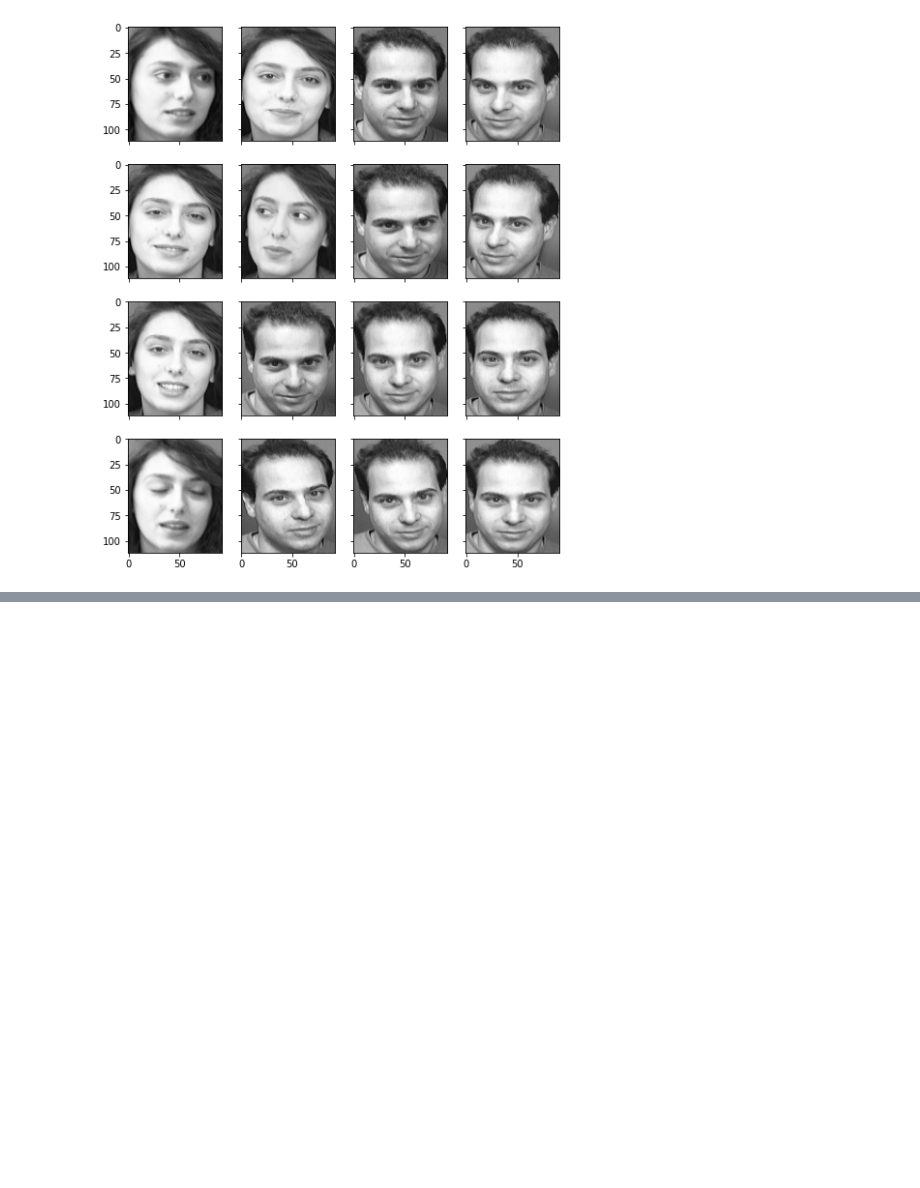
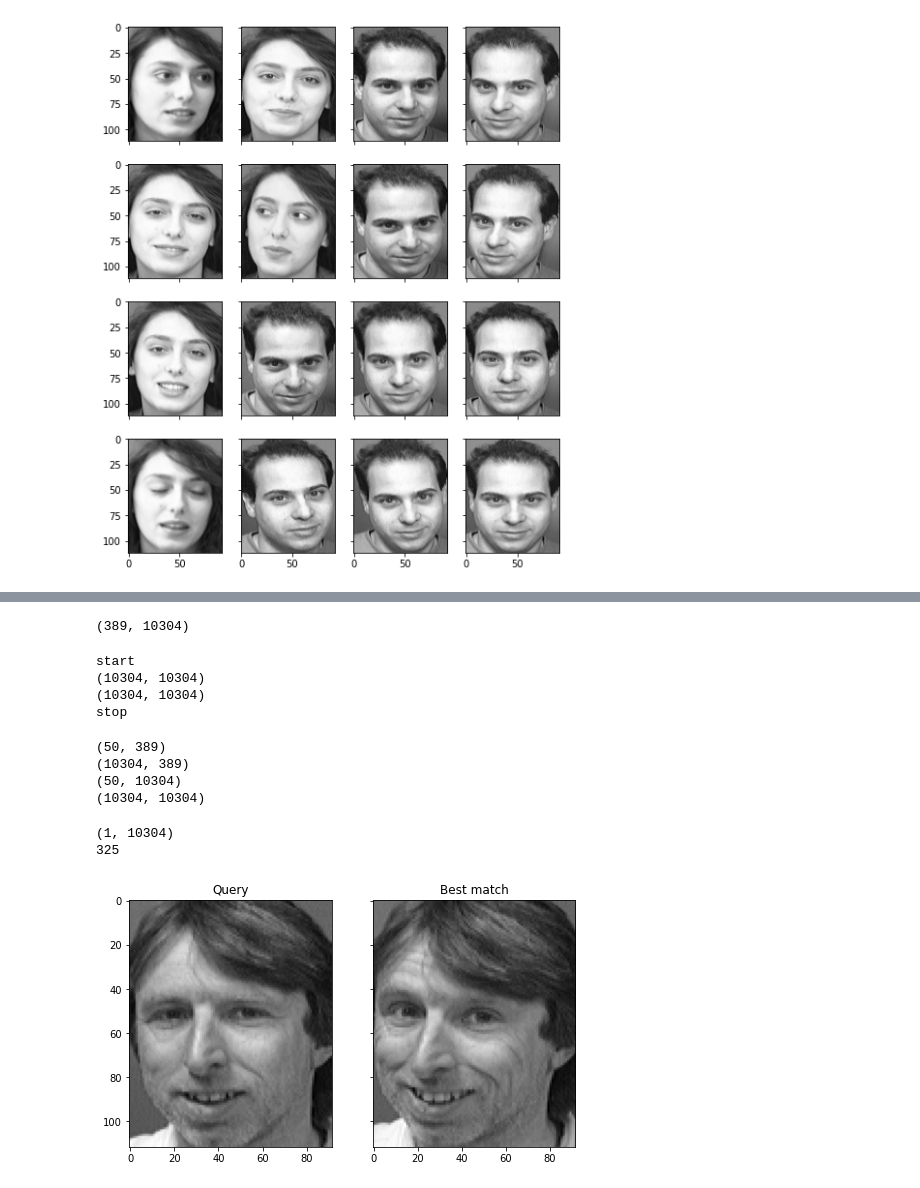
Before and after one commit to Meaw0415/PCA_Facerecongnization, a Jupyter notebook: RPCA code/PCA for recognition - Manual.ipynb, the cells around one changed output, grey strips where cells are left out. Drawn from its saved outputs; the diff is of its cells as text; code cells hidden in the pictures; blank space fills up the shorter version.

```diff
--- a/RPCA code/PCA for recognition - Manual.ipynb
+++ b/RPCA code/PCA for recognition - Manual.ipynb
@@ -136,0 +67,54 @@ TypeError: unsupported operand type(s) for -: 'int' and 'builtin_function_or_met
+# %%
+# For each w*h image, convert itto w*h*1 vector
+# For n images, convert them into (n,w*h)
+# For PCA we need (w*h,n)
+facematrix = face_martix(faces)
+print(facematrix.shape)
+# %% [output]
+(389, 10304)
+# %%
+print("start")
+facematrix0 = facematrix.T
+pca_face_all,pca_face_k = PCA_EIGENFACE(facematrix0,k_egienvector)
+print("stop")
+# %% [output]
+start
+(10304, 10304)
+(10304, 10304)
+stop
+# %%
+face = np.dot(pca_face_k,facematrix0)
+print(face.shape)
+print(facematrix0.shape)
+print(pca_face_k.shape)
+print(pca_face_all.shape)
+weights = pca_face_k @ (facematrix - face.mean()).T
+# %% [output]
+(50, 389)
+(10304, 389)
+(50, 10304)
+(10304, 10304)
+# %%
+input_file_name = "s39/10.pgm"
+# %%
+def face_recong(weights,input_file_name,faces,face,pca_k,faceshape):
+    query = faces[input_file_name].reshape(1,-1)
+    print(query.shape)
+    q_weight = pca_k @ (query-face.mean()).T
+    distance = np.linalg.norm(weights-q_weight,axis=0)
+    # print(distance)
+    best_match = np.argmin(distance)
+    print(best_match)
+    # print("Best match with Euclidean distance %f" % ( distance[best_match]))
+    fig, axes = plt.subplots(1,2,sharex=True,sharey=True,figsize=(8,6))
+    axes[0].imshow(query.reshape(faceshape), cmap="gray")
+    axes[0].set_title("Query")
+    axes[1].imshow(facematrix[best_match].reshape(faceshape), cmap="gray")
+    axes[1].set_title("Best match")
+    plt.show()
+# %%
+face_recong(weights,input_file_name,faces,face,pca_face_k,face_shape)
+# %% [output]
+(1, 10304)
+325
+[figure, added]
```
Also changed, not shown: parts of 11 cells of this notebook, 2 other files.
